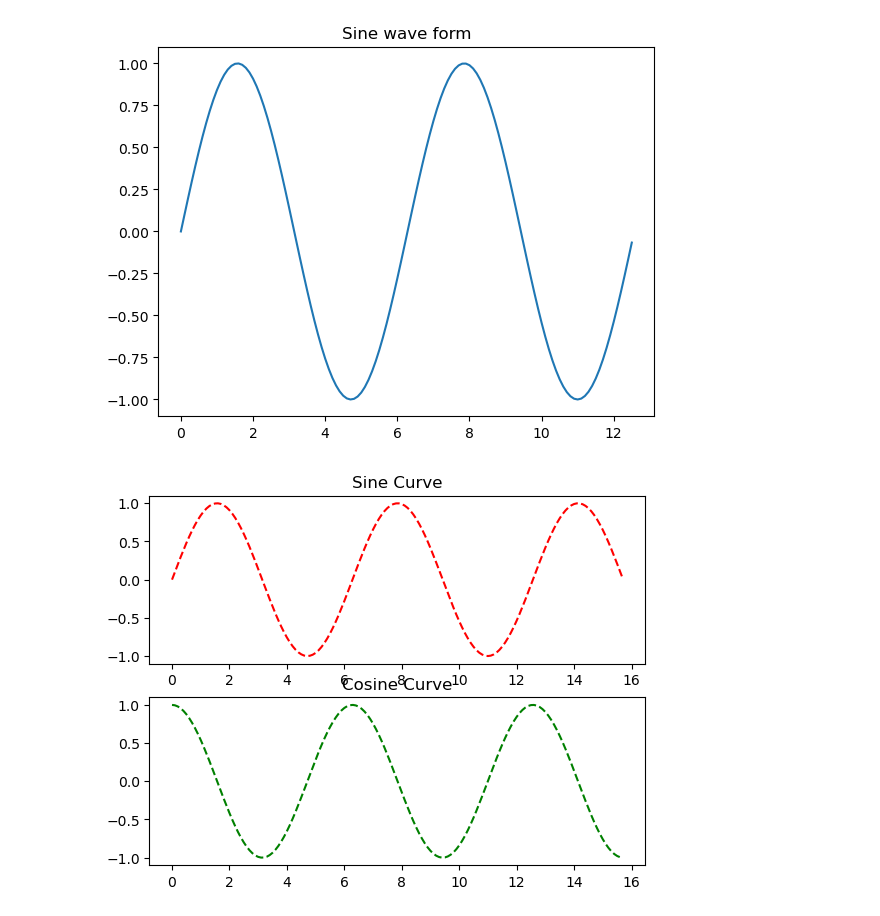
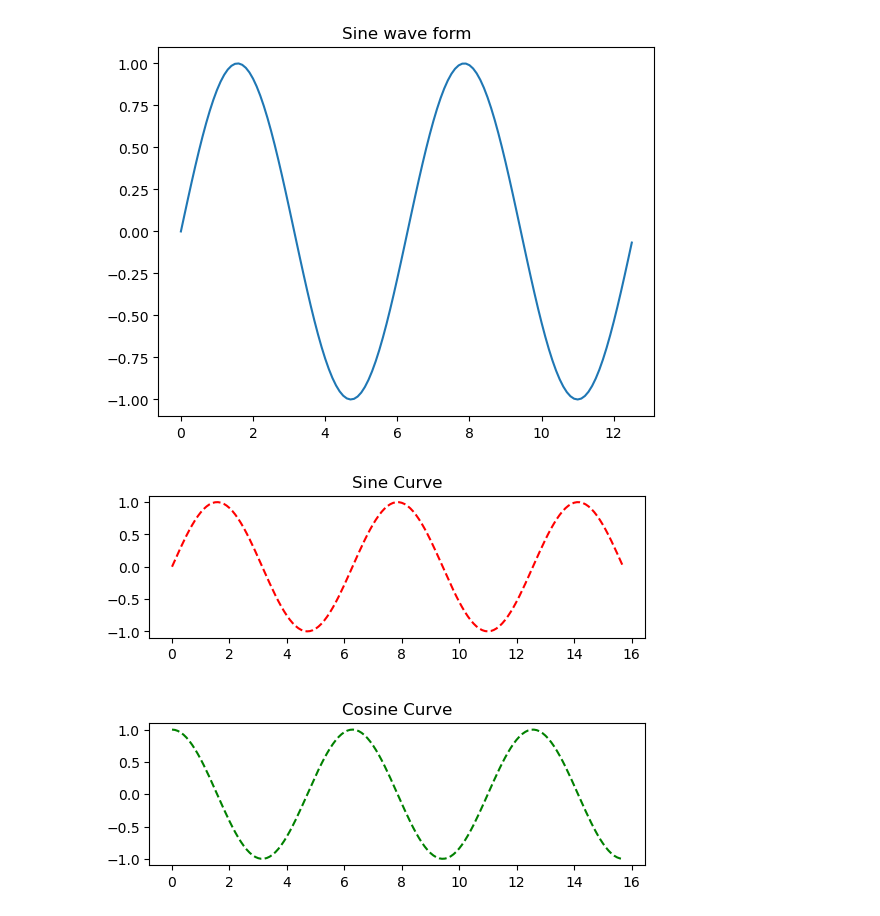
Before and after one commit to Engg-Abhinav/Python-Libraries, a Jupyter notebook: Python_Tutorial_4.ipynb, the cells around one changed output. Cells and saved outputs as stored; diff of their text form; code cells hidden in the pictures.

```diff
--- a/Python_Tutorial_4.ipynb
+++ b/Python_Tutorial_4.ipynb
@@ -110,18 +112,22 @@ plt.show()
 # %%
 # Compute the x and y coordinates for points on sine and cosine ccurves
 
 x = np.arange(0, 5*np.pi, 0.1)
 y_sin = np.sin(x)
 y_cos = np.cos(x)
 
 plt.subplot(2,1,1)
 plt.plot(x, y_sin, 'r--')
 plt.title("Sine Curve")
 
 plt.subplot(2,1,2)
 plt.plot(x, y_cos, 'g--')
 plt.title("Cosine Curve")
 
+plt.subplots_adjust(hspace=0.6)
+# wspace = horizontal subplots spacing
+# hspace = vertical subplots spacing
+
 plt.show()
 # %% [output]
-[figure, old version]
+[figure, new version]
```
Also changed, not shown: parts of 9 cells of this notebook.
